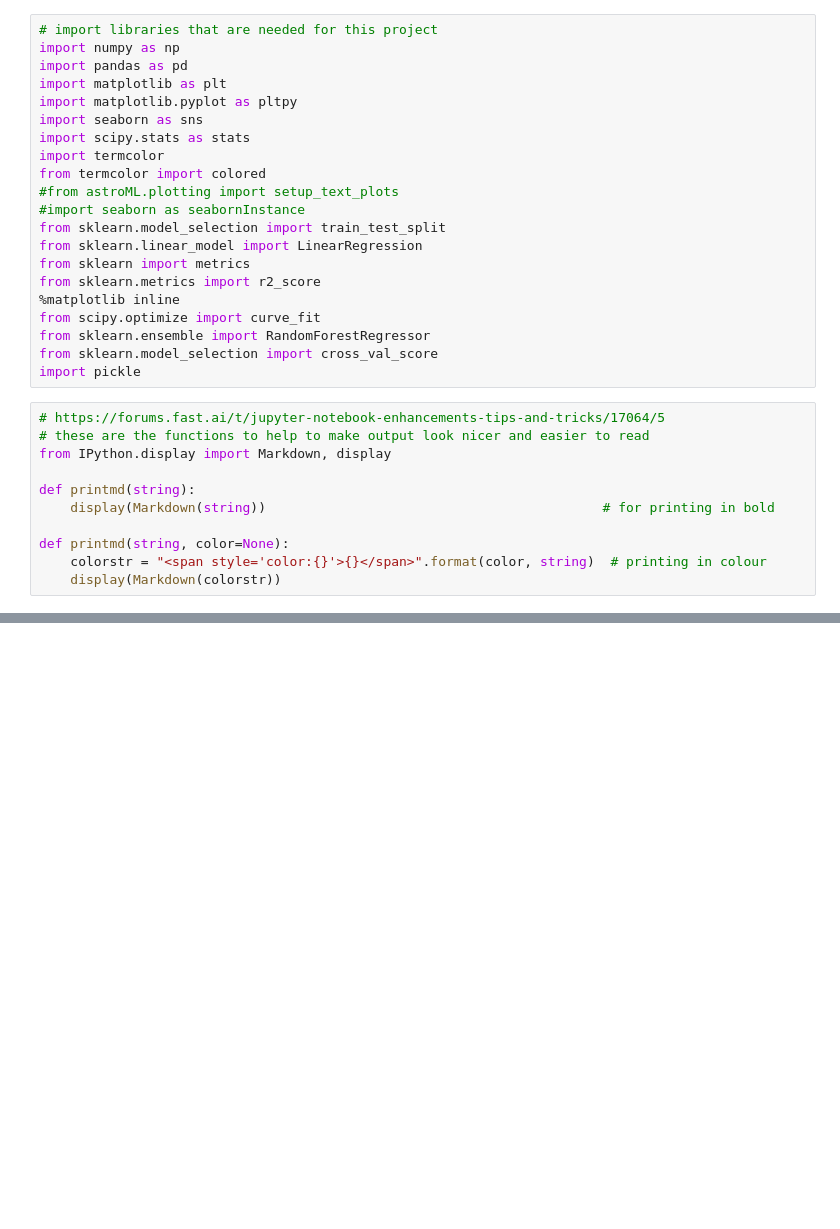
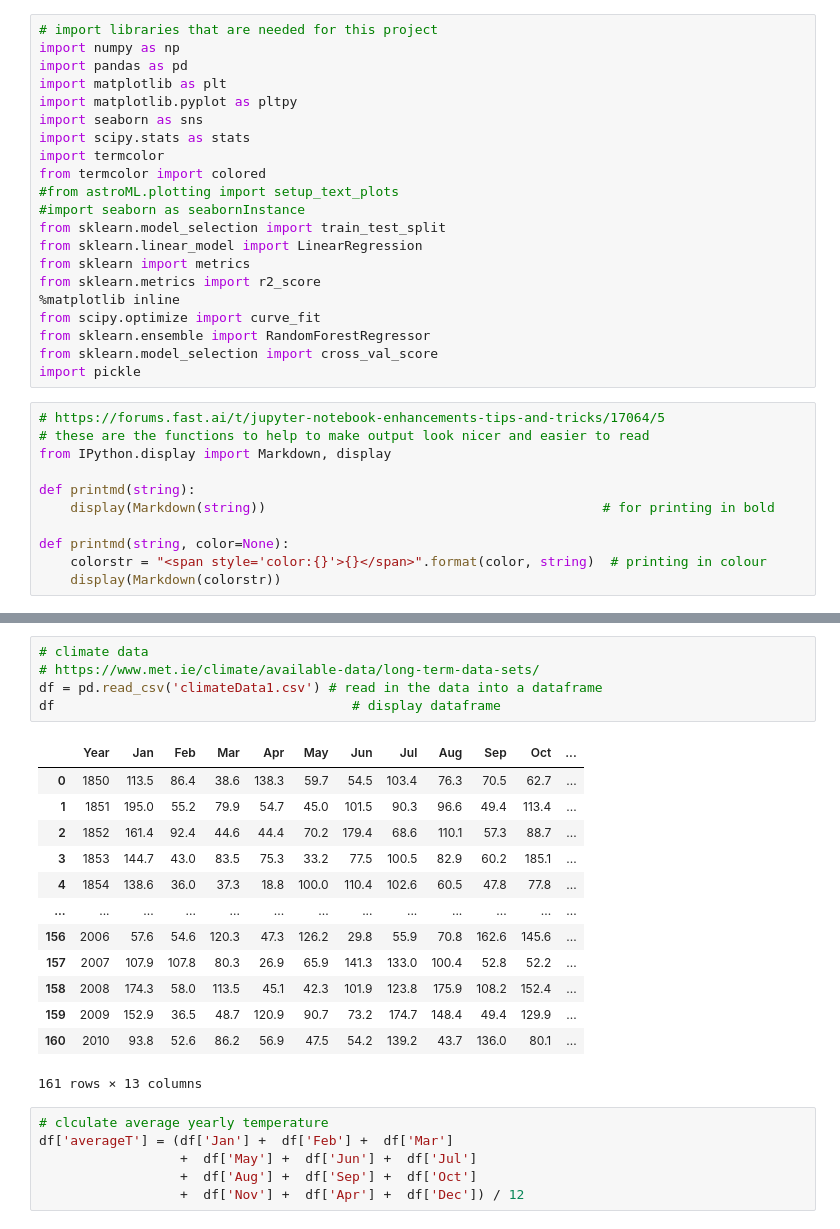
Before and after one commit to Vitalismirnov/CA2_Smirnoff, a Jupyter notebook: CA2_VitalisSmirnovs.ipynb, the cells around one changed output, grey strips where cells are left out. Cells and saved outputs as stored; diff of their text form; blank space fills up the shorter version.

```diff
--- a/CA2_VitalisSmirnovs.ipynb
+++ b/CA2_VitalisSmirnovs.ipynb
@@ -148,0 +133,25 @@ max    2007.000000  2007.000000    132.000000  2500.900000
+# %%
+# climate data
+# https://www.met.ie/climate/available-data/long-term-data-sets/
+df = pd.read_csv('climateData1.csv') # read in the data into a dataframe
+df                                      # display dataframe
+# %% [output]
+|  | Year | Jan | Feb | Mar | Apr | May | Jun | Jul | Aug | Sep | Oct | ... |
+| 0 | 1850 | 113.5 | 86.4 | 38.6 | 138.3 | 59.7 | 54.5 | 103.4 | 76.3 | 70.5 | 62.7 | ... |
+| 1 | 1851 | 195.0 | 55.2 | 79.9 | 54.7 | 45.0 | 101.5 | 90.3 | 96.6 | 49.4 | 113.4 | ... |
+| 2 | 1852 | 161.4 | 92.4 | 44.6 | 44.4 | 70.2 | 179.4 | 68.6 | 110.1 | 57.3 | 88.7 | ... |
+| 3 | 1853 | 144.7 | 43.0 | 83.5 | 75.3 | 33.2 | 77.5 | 100.5 | 82.9 | 60.2 | 185.1 | ... |
+| 4 | 1854 | 138.6 | 36.0 | 37.3 | 18.8 | 100.0 | 110.4 | 102.6 | 60.5 | 47.8 | 77.8 | ... |
+| ... | ... | ... | ... | ... | ... | ... | ... | ... | ... | ... | ... | ... |
+| 156 | 2006 | 57.6 | 54.6 | 120.3 | 47.3 | 126.2 | 29.8 | 55.9 | 70.8 | 162.6 | 145.6 | ... |
+| 157 | 2007 | 107.9 | 107.8 | 80.3 | 26.9 | 65.9 | 141.3 | 133.0 | 100.4 | 52.8 | 52.2 | ... |
+| 158 | 2008 | 174.3 | 58.0 | 113.5 | 45.1 | 42.3 | 101.9 | 123.8 | 175.9 | 108.2 | 152.4 | ... |
+| 159 | 2009 | 152.9 | 36.5 | 48.7 | 120.9 | 90.7 | 73.2 | 174.7 | 148.4 | 49.4 | 129.9 | ... |
+| 160 | 2010 | 93.8 | 52.6 | 86.2 | 56.9 | 47.5 | 54.2 | 139.2 | 43.7 | 136.0 | 80.1 | ... |
+161 rows × 13 columns
+# %%
+# clculate average yearly temperature
+df['averageT'] = (df['Jan'] +  df['Feb'] +  df['Mar']
+                  +  df['May'] +  df['Jun'] +  df['Jul']
+                  +  df['Aug'] +  df['Sep'] +  df['Oct']
+                  +  df['Nov'] +  df['Apr'] +  df['Dec']) / 12
```
Also changed, not shown: parts of 5 cells of this notebook, 2 other files.
